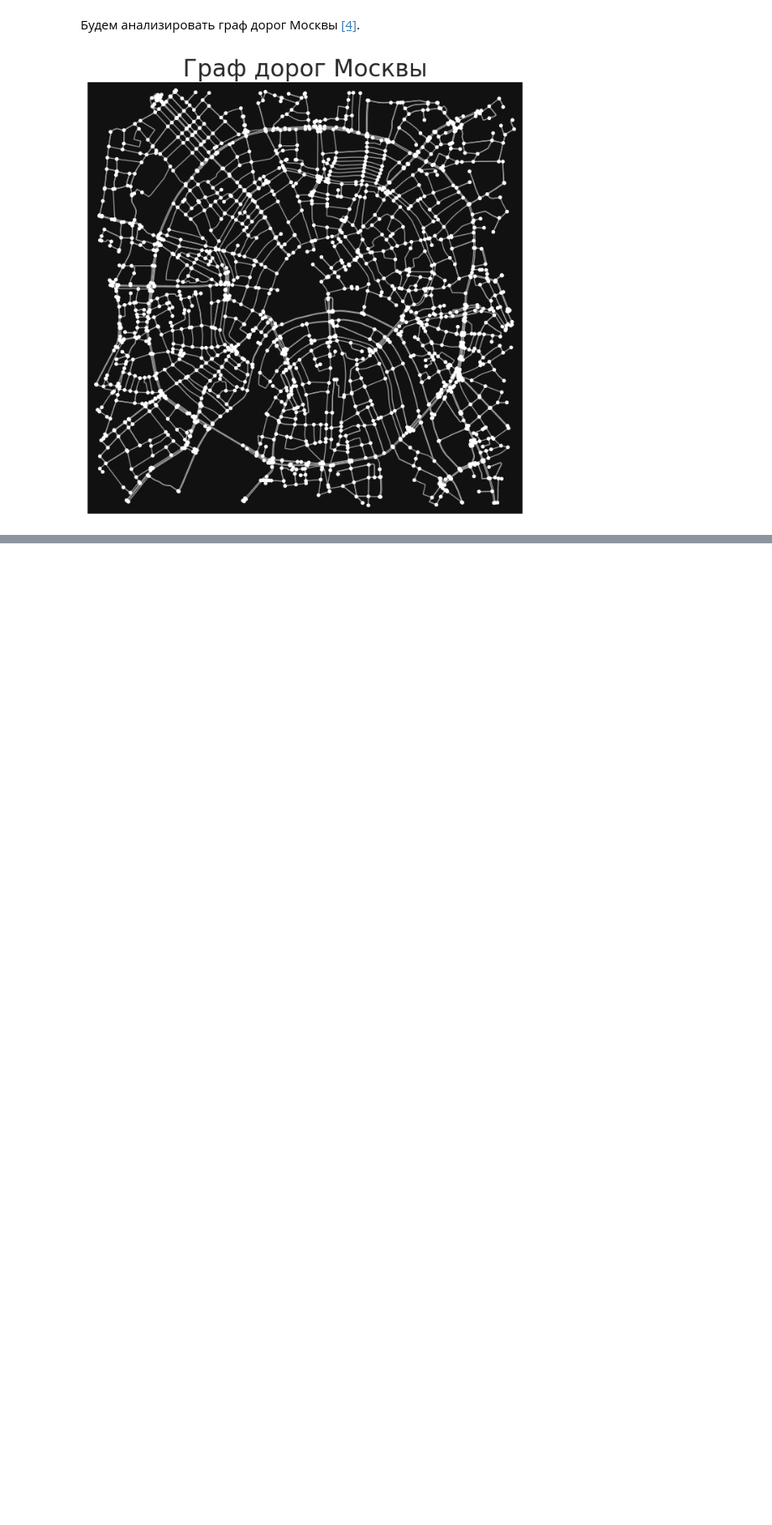
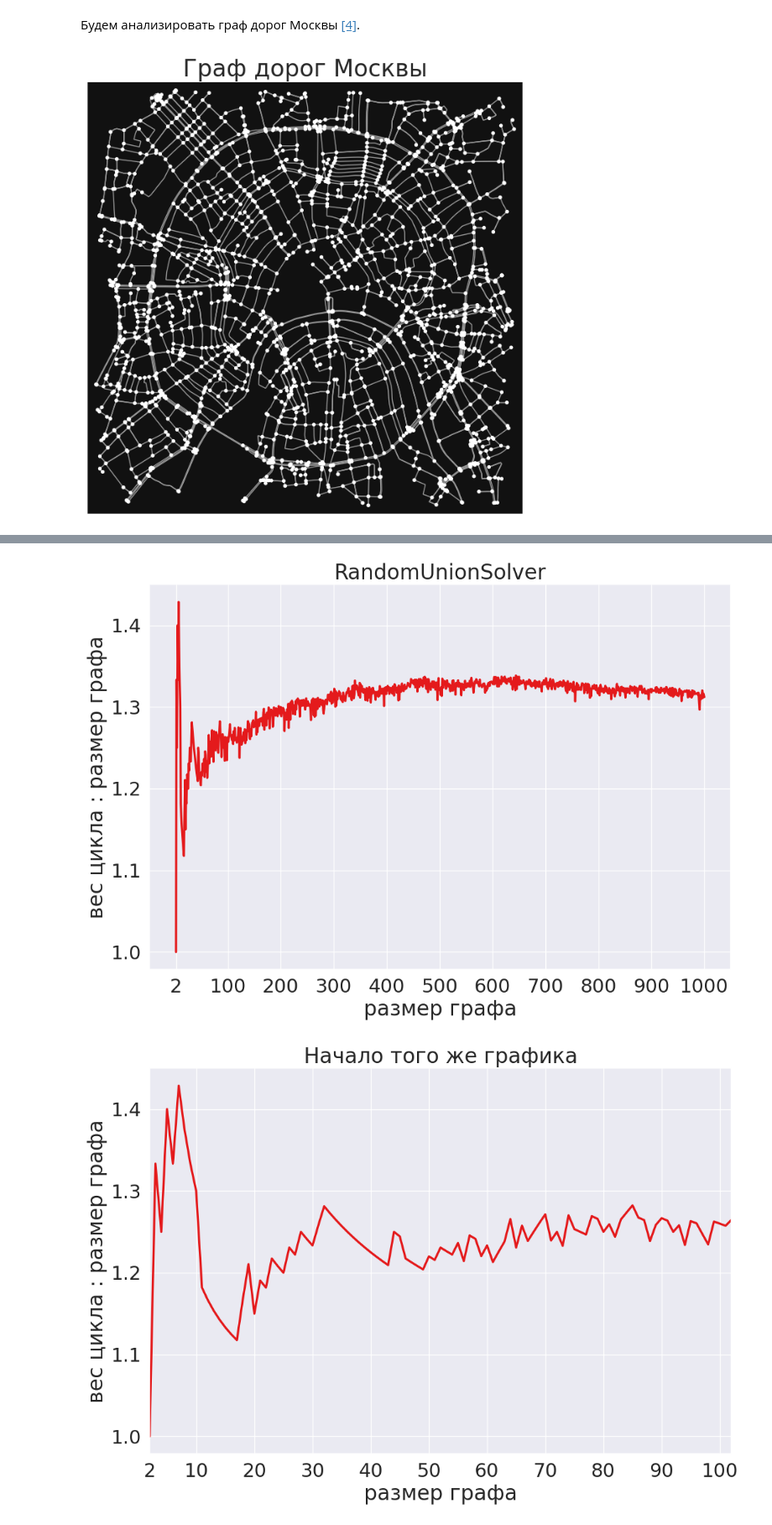
Before and after one commit to falseness/tsp, a Jupyter notebook: project.ipynb, the cells around one changed output, grey strips where cells are left out. Shown at 84% size. Cells and saved outputs as stored; diff of their text form; code cells hidden in the pictures; blank space fills up the shorter version.

```diff
--- a/project.ipynb
+++ b/project.ipynb
@@ -621,0 +639,5 @@ to_edgelist
+# %%
+run_and_draw_and_save('RandomUnionSolver', 'moscow_random_union_solver.csv')
+# %% [output]
+[figure, added]
+[figure, added]
```
Also changed, not shown: parts of 27 cells of this notebook, 4 other files.
